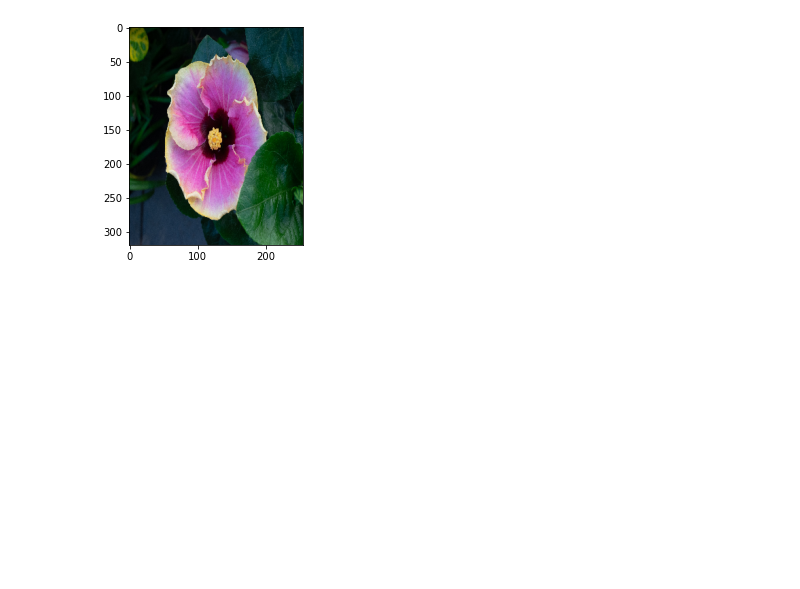
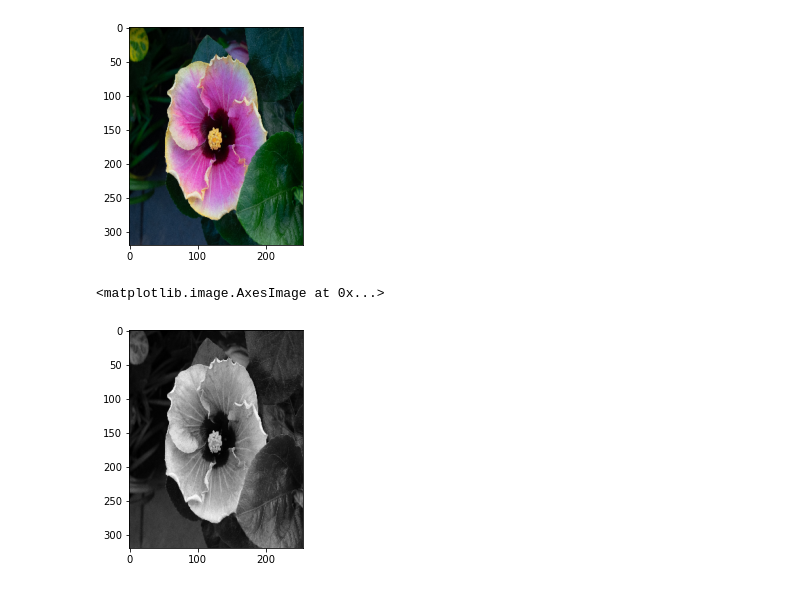
Before and after one commit to jlgzz/aiv, a Jupyter notebook: openCV.ipynb, the cells around one changed output. Drawn from its saved outputs; the diff is of its cells as text; code cells hidden in the pictures; blank space fills up the shorter version.

```diff
--- a/openCV.ipynb
+++ b/openCV.ipynb
@@ -16,4 +16,7 @@ plt.imshow(pic_resized)
 [figure]
 # %%
 gray_pic= cv2.cvtColor(pic_resized,cv2.COLOR_BGR2GRAY)
-plt.imshow(pic_resized, cmap='gray')
+plt.imshow(gray_pic, cmap='gray')
+# %% [output]
+<matplotlib.image.AxesImage at 0x...>
+[figure, added]
```
